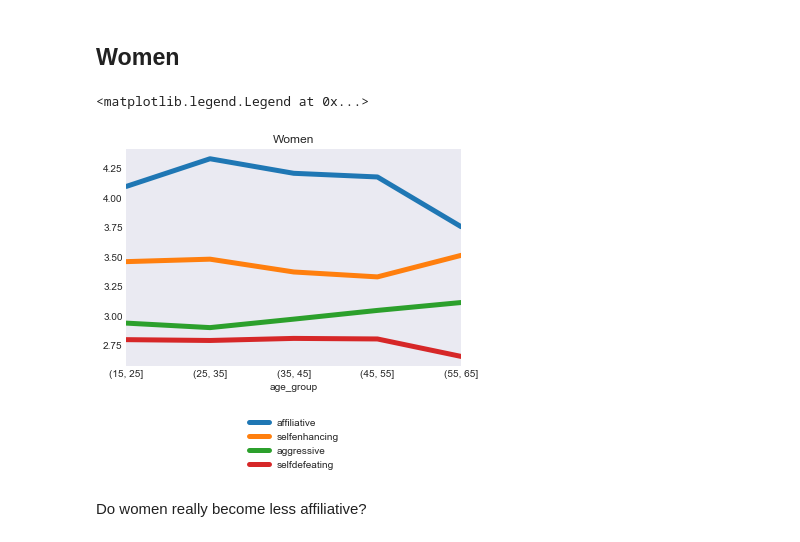
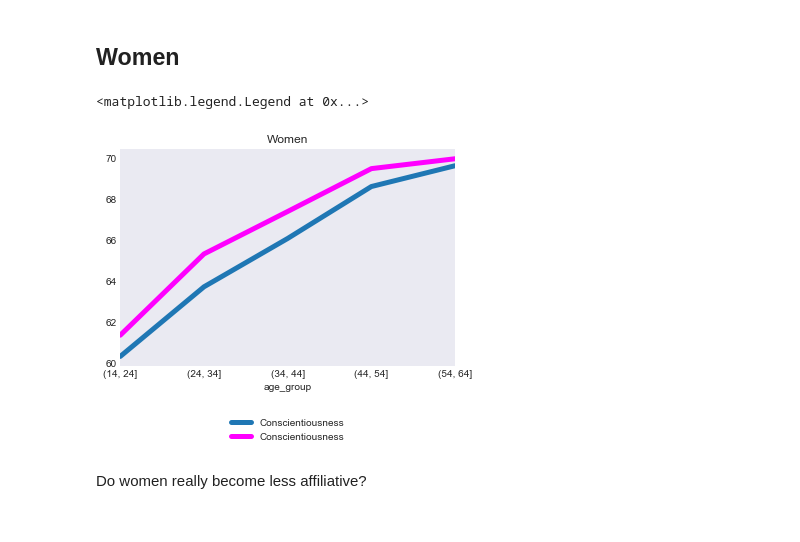
Before and after one commit to vincefav/big-five-age-and-gender, a Jupyter notebook: Big five - Age and gender.ipynb, the cells around one changed output. Saved outputs shown, nothing was run; the diff lists cells and outputs as text; code cells hidden in the pictures.

Commit message:
feat: Add agreeableness, conscientiousness traits

```diff
--- a/Big five - Age and gender.ipynb
+++ b/Big five - Age and gender.ipynb
@@ -31,8 +31,7 @@ data = data.dropna()
 
 # Simplify genders down to two, for convenience
 data = data[(data['gender'] < 3) & (data['gender'] > 0)]
-lbl = LabelBinarizer()
-data['gender'] = lbl.fit_transform(data['gender']).flatten()
+data['gender'] = np.where(data['gender'] == 1, 'man', 'woman')
 
 # 962 rows, 39 features
 data.shape
@@ -63,0 +58,14 @@ men.drop('age', axis=1).std().sort_values().plot.barh(figsize=(5,16), grid=T)
+# %%
+data['Conscientiousness'] =\
+(data['I am always prepared.'] +
+data['I get chores done right away.'] +
+data['I like order.'] +
+data['I follow a schedule.'] +
+data['I am exacting in my work.'] +
+(6 - data['I leave my belongings around.']) +
+(6 - data['I pay attention to details.']) +
+(6 - data['I make a mess of things.']) +
+(6 - data['I often forget to put things back in their proper place.']) +
+(6 - data['I shirk my duties.']))/.5
+
+data['Conscientiousness'].hist()
@@ -63,0 +75,14 @@ men.drop('age', axis=1).std().sort_values().plot.barh(figsize=(5,16), grid=T)
+# %%
+data['Agreeableness'] =\
+(data['I take time out for others.'] +
+data['I am interested in people.'] +
+data["I sympathize with others' feelings."] +
+data['I have a soft heart.'] +
+data['I make people feel at ease.'] +
+data["I feel others' emotions."] +
+(6 - data["I am not interested in other people\'s problems."]) +
+(6 - data["I insult people."]) +
+(6 - data["I feel little concern for others."]) +
+(6 - data['I am not really interested in others.']))/.5
+
+data['Agreeableness'].hist()
@@ -66,17 +114,18 @@ men.drop('age', axis=1).std().sort_values().plot.barh(figsize=(5,16), grid=T)
 # %%
 bins = np.arange(data.age.min()+1, data.age.max()+1, 10)
 data['age_group'] = pd.Series(pd.cut(data['age'], bins=bins))
 
-age = data[data['gender'] == 0].groupby('age_group').mean()
+men_c = data[data['gender'] == 'man'].groupby('age_group').mean()
+women_c = data[data['gender'] == 'woman'].groupby('age_group').mean()
 
-age[['affiliative', 'selfenhancing',
-        'aggressive', 'selfdefeating']].plot(linewidth=5)
+men_c['Conscientiousness'].plot(linewidth=5)
+women_c['Conscientiousness'].plot(linewidth=5, color='magenta')
 
 plt.title('Women')
 pylab.legend(loc=9, bbox_to_anchor=(0.5, -.2))
 # %% [output]
 <matplotlib.legend.Legend at 0x...>
-[figure, old version]
+[figure, new version]
 # %% [markdown]
 Do women really become less affiliative?
 # %%
```
Also changed, not shown: parts of 7 cells of this notebook.
